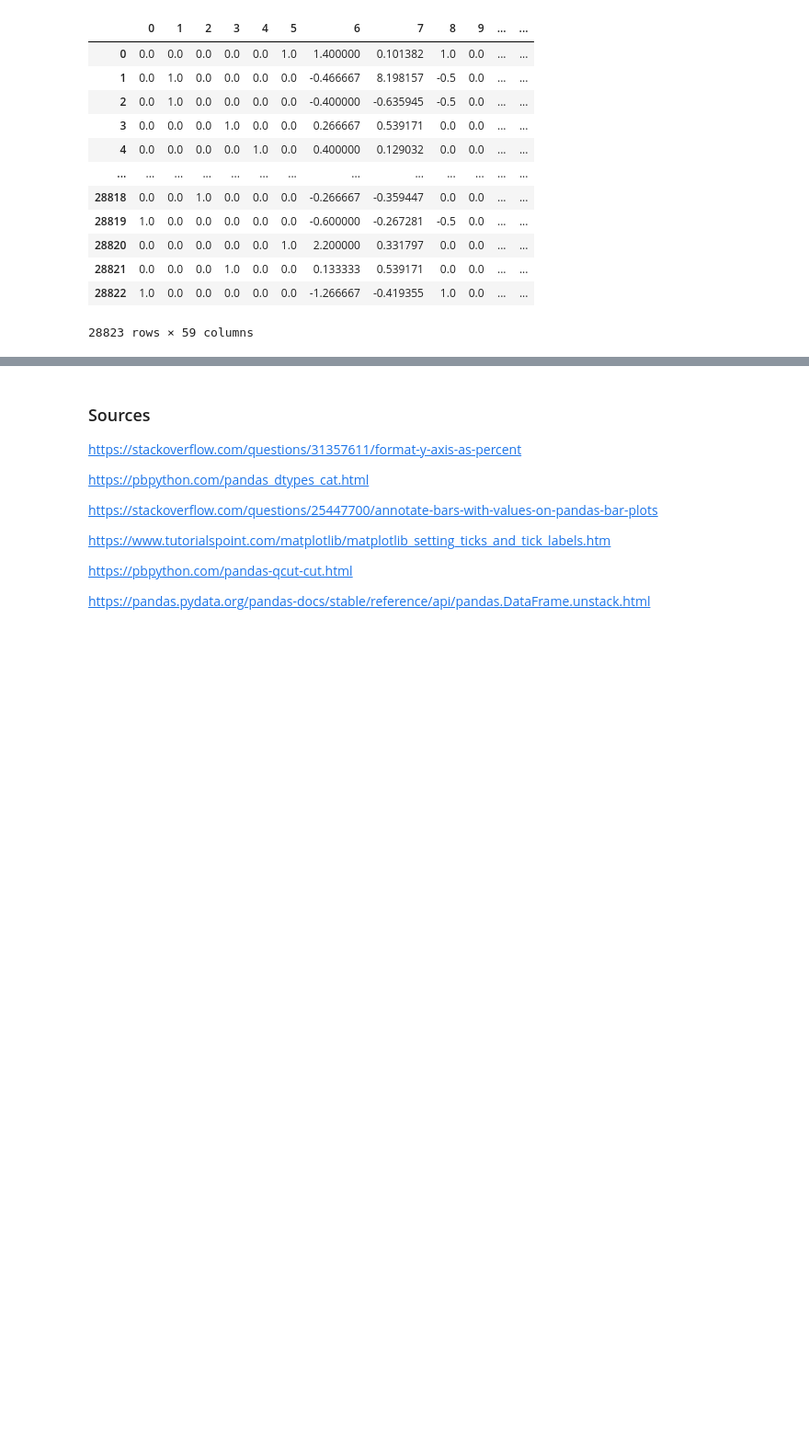
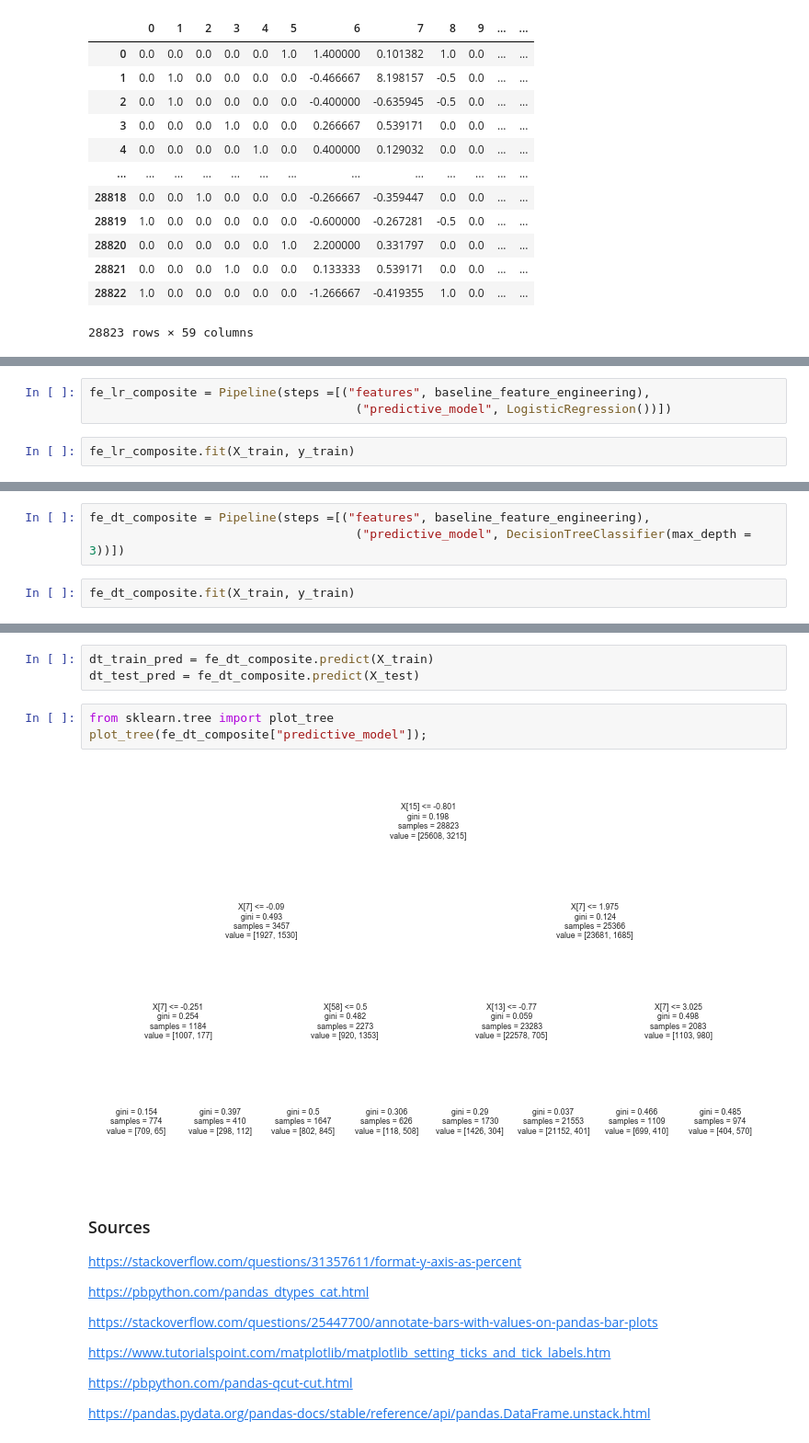
Before and after one commit to Janka93/Bank-Marketing-Campaign, a Jupyter notebook: Bank Marketing.ipynb, the cells around one changed output, grey strips where cells are left out. Shown at 92% size. Drawn from its saved outputs; the diff is of its cells as text; blank space fills up the shorter version.

Commit message:
Modeling part
Creating fitting and  transforming training and testing data using dummy classifier, logistic regression, decision tree

```diff
--- a/Bank Marketing.ipynb
+++ b/Bank Marketing.ipynb
@@ -1273,0 +1317,5 @@ temporary_df
+# %%
+fe_lr_composite = Pipeline(steps =[("features", baseline_feature_engineering),
+                                     ("predictive_model", LogisticRegression())])
+# %%
+fe_lr_composite.fit(X_train, y_train)
@@ -1273,0 +1341,5 @@ temporary_df
+# %%
+fe_dt_composite = Pipeline(steps =[("features", baseline_feature_engineering),
+                                     ("predictive_model", DecisionTreeClassifier(max_depth = 3))])
+# %%
+fe_dt_composite.fit(X_train, y_train)
@@ -1274,3 +1358,11 @@ temporary_df
+# %%
+dt_train_pred = fe_dt_composite.predict(X_train)
+dt_test_pred = fe_dt_composite.predict(X_test)
+# %%
+from sklearn.tree import plot_tree
+plot_tree(fe_dt_composite["predictive_model"]);
+# %% [output]
+[figure, added]
 # %% [markdown]
 ### Sources
 
```
Also changed, not shown: parts of 13 cells of this notebook.
